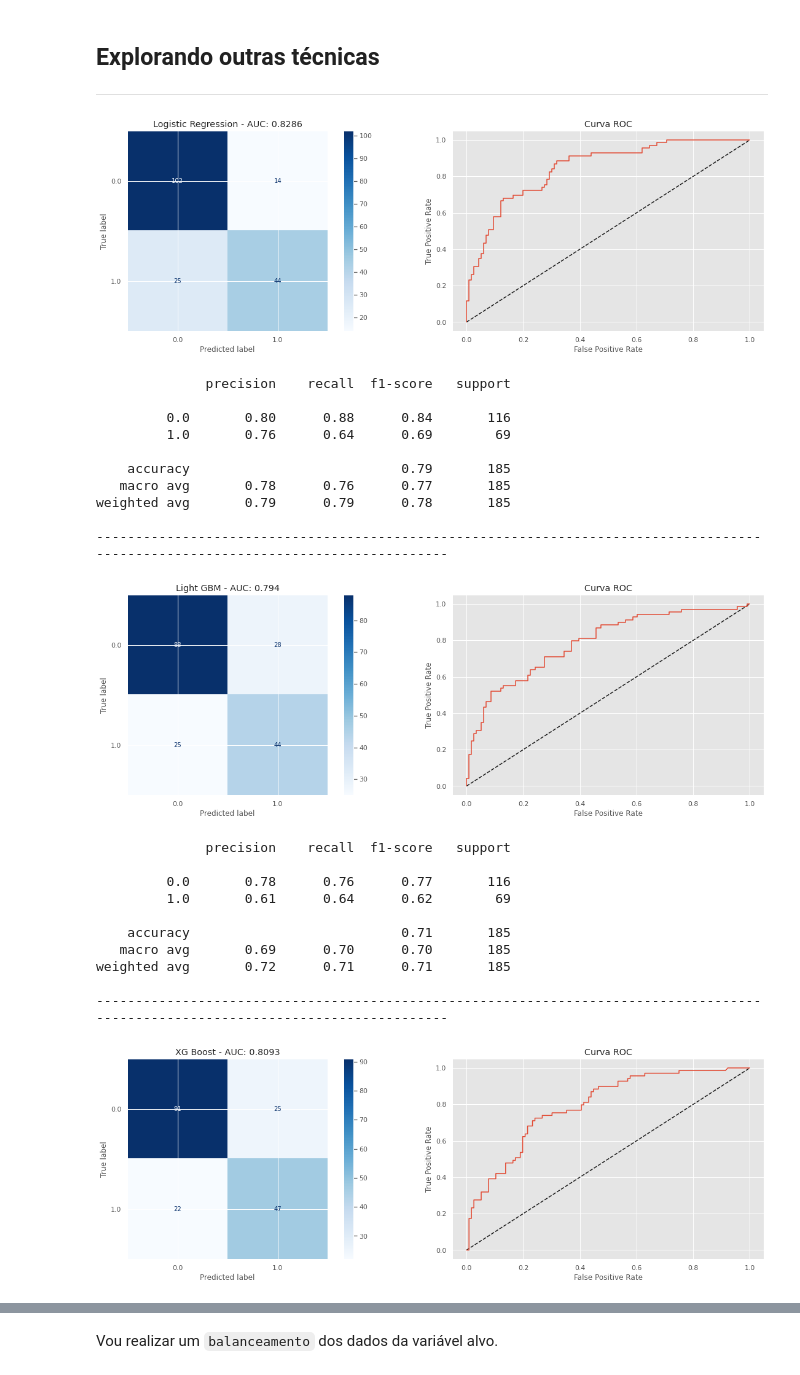
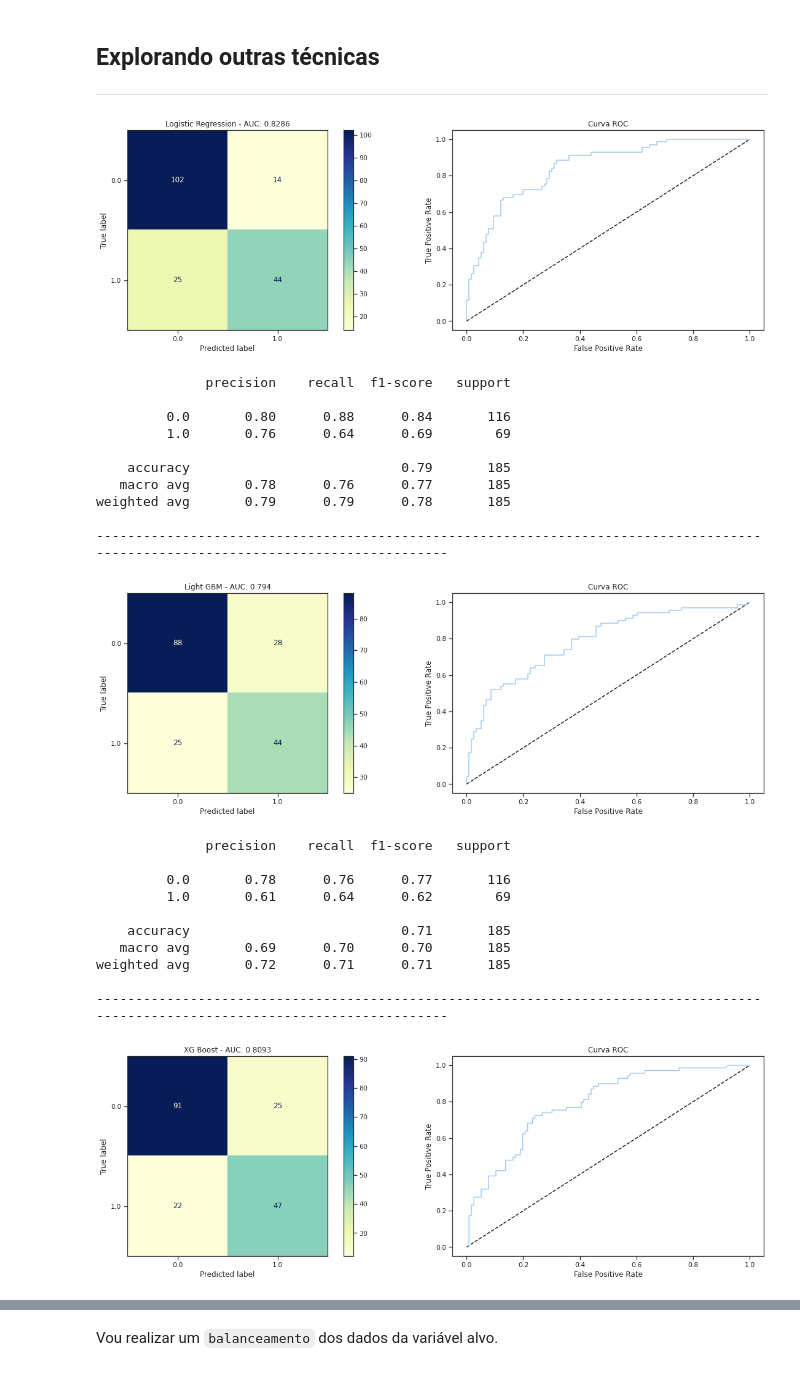
Before and after one commit to FGalvao77/Classificador-de-DIABETES, a Jupyter notebook: Classificador_de_DIABETES.ipynb, the cells around one changed output, grey strips where cells are left out. Cells and saved outputs as stored; diff of their text form; code cells hidden in the pictures.

```diff
--- a/Classificador_de_DIABETES.ipynb
+++ b/Classificador_de_DIABETES.ipynb
@@ -991,6 +992,13 @@ clfs = {
     'Naive Bayes': GaussianNB(),
     'QDA': QuadraticDiscriminantAnalysis()
 }
+# %%
+# importando biblioteca para visualização gráfica
+import matplotlib.pyplot as plt
+import seaborn as sns
+
+%matplotlib inline
+sns.set_theme(style="ticks", palette="pastel")
 # %%
 # treinando os classificadores
 for name, clf in clfs.items():
@@ -1007,35 +1015,37 @@ for name, clf in clfs.items():
   y_pred = clf.predict(X_val)
 
   # plota matriz de confusão
   fig, (ax1, ax2) = plt.subplots(ncols=2, figsize=(20, 6))
 
-  plot_confusion_matrix(clf, X_val, y_val, ax=ax1, cmap='Blues')
+#   plot_confusion_matrix(clf, X_val, y_val, ax=ax1, cmap='Blues')
+#   ConfusionMatrixDisplay.from_estimator(clf, X_val, y_val, ax=ax1)
+  ConfusionMatrixDisplay.from_estimator(clf, X_val, y_val, ax=ax1, cmap='YlGnBu')
   ax1.set_title(f'{name} - AUC: {auc}')
 
   # plota a curva quando algoritmo cálcula as probabilidades
   if hasattr(clf, 'predict_proba'):
 
     # previsões de probabilidades para cada classe
     y_pred_prob = clf.predict_proba(X_val)[:, 1]
 
     # gera dados para curva ROC
     fpr, tpr, thresholds = roc_curve(y_val, y_pred_prob)
 
     # plota curva ROC
     ax2.plot([0, 1], [0, 1], 'k--')
     ax2.plot(fpr, tpr)
     ax2.set_xlabel('False Positive Rate')
     ax2.set_ylabel('True Positive Rate')
     ax2.set_title(f'Curva ROC')
 
   # apresenta o plot
   plt.show()
 
   # imprime todas as métricas do modelo
   print(classification_report(y_val, y_pred), end='\n')
   print('-'*130, end='\n\n')
 # %% [output]
-[figure, old version]
+[figure, new version]
               precision    recall  f1-score   support
 
          0.0       0.80      0.88      0.84       116
@@ -1046,7 +1056,7 @@ for name, clf in clfs.items():
 weighted avg       0.79      0.79      0.78       185
 
 ----------------------------------------------------------------------------------------------------------------------------------
-[figure, old version]
+[figure, new version]
               precision    recall  f1-score   support
 
          0.0       0.78      0.76      0.77       116
@@ -1057,7 +1067,7 @@ weighted avg       0.79      0.79      0.78       185
 weighted avg       0.72      0.71      0.71       185
 
 ----------------------------------------------------------------------------------------------------------------------------------
-[figure, old version]
+[figure, new version]
               precision    recall  f1-score   support
 
          0.0       0.81      0.78      0.79       116
```
Also changed, not shown: parts of 18 cells of this notebook.
